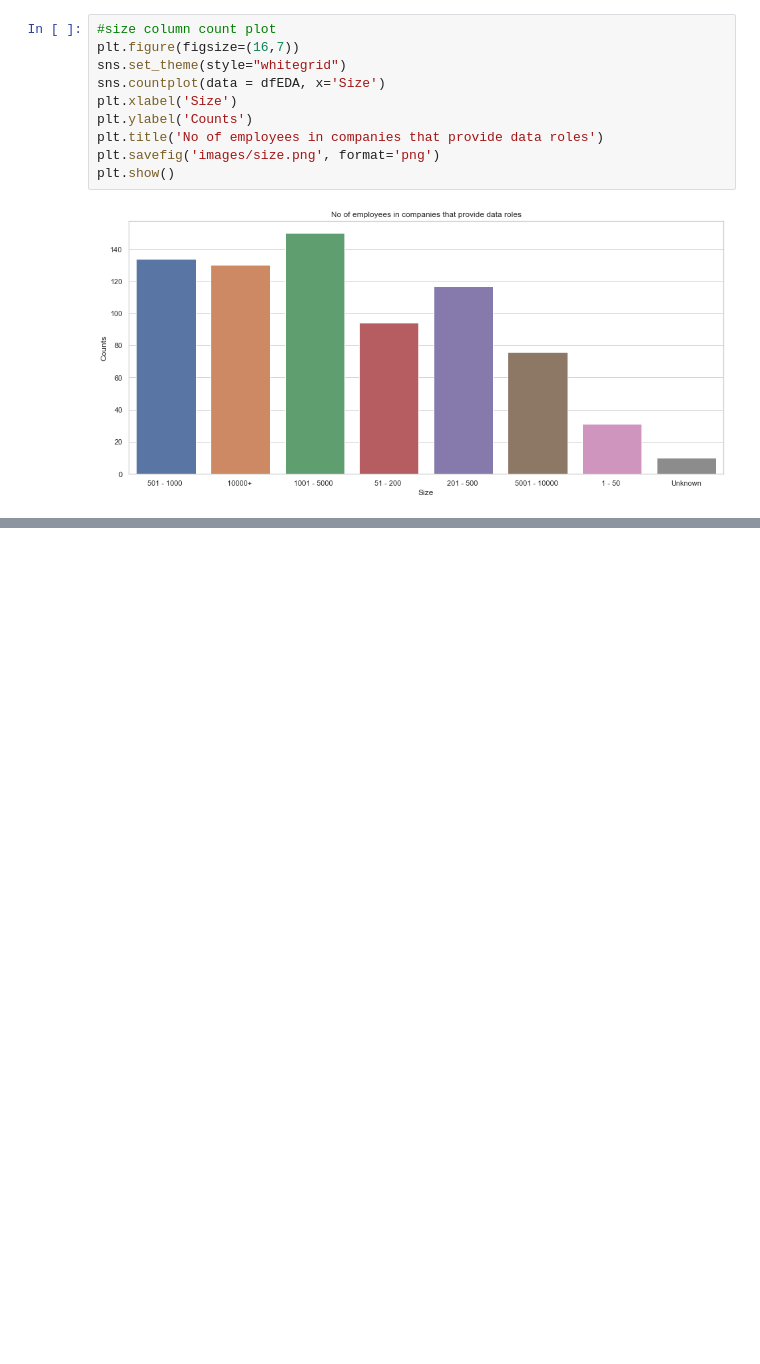
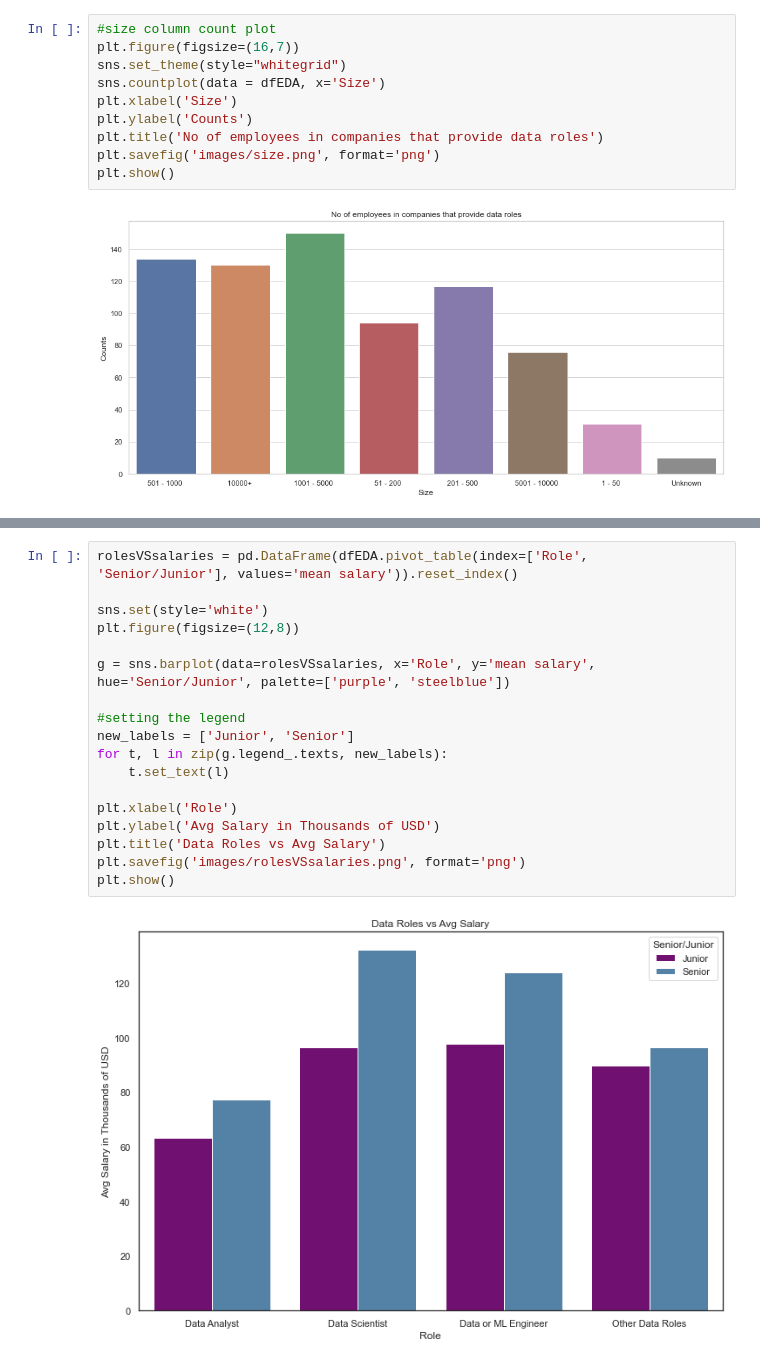
Before and after one commit to the-vergil/DS-Salary-Estimate-and-Analysis, a Jupyter notebook: data_eda.ipynb, the cells around one changed output, grey strips where cells are left out. Drawn from its saved outputs; the diff is of its cells as text; blank space fills up the shorter version.

```diff
--- a/data_eda.ipynb
+++ b/data_eda.ipynb
@@ -270,0 +289,20 @@ dfEDA.to_csv('data/clean_eda_salary_data.csv')
+# %%
+rolesVSsalaries = pd.DataFrame(dfEDA.pivot_table(index=['Role', 'Senior/Junior'], values='mean salary')).reset_index()
+
+sns.set(style='white')
+plt.figure(figsize=(12,8))
+
+g = sns.barplot(data=rolesVSsalaries, x='Role', y='mean salary', hue='Senior/Junior', palette=['purple', 'steelblue'])
+
+#setting the legend
+new_labels = ['Junior', 'Senior']
+for t, l in zip(g.legend_.texts, new_labels):
+    t.set_text(l)
+
+plt.xlabel('Role')
+plt.ylabel('Avg Salary in Thousands of USD')
+plt.title('Data Roles vs Avg Salary')
+plt.savefig('images/rolesVSsalaries.png', format='png')
+plt.show()
+# %% [output]
+[figure, added]
```
Also changed, not shown: parts of 15 cells of this notebook, 6 other files.
